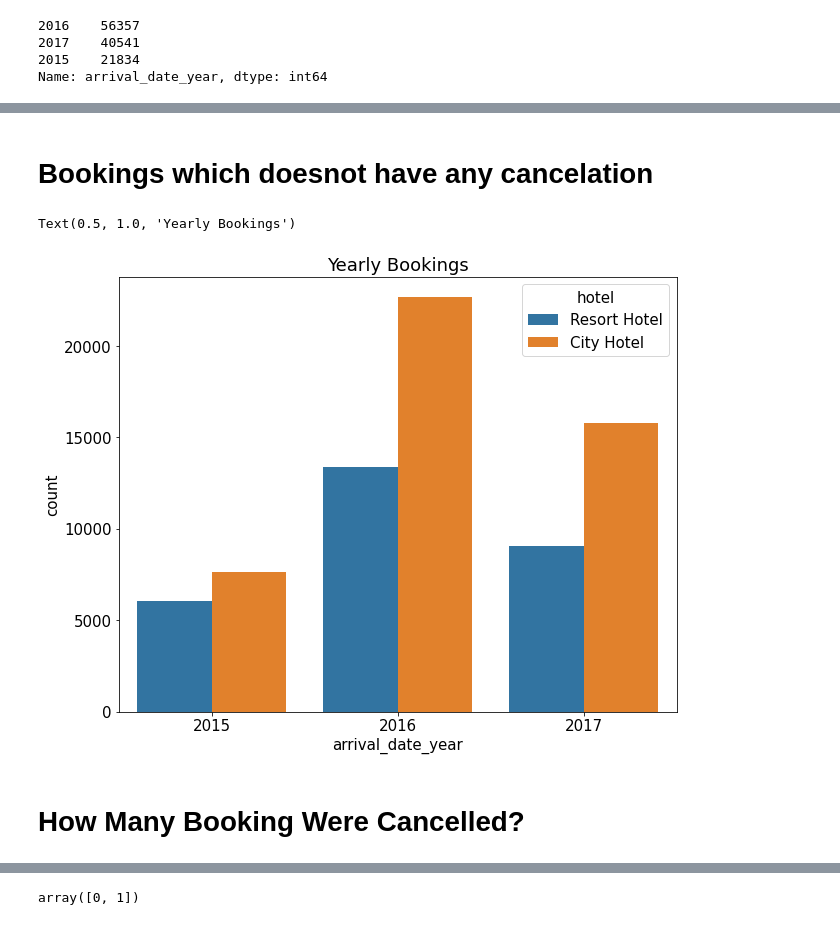
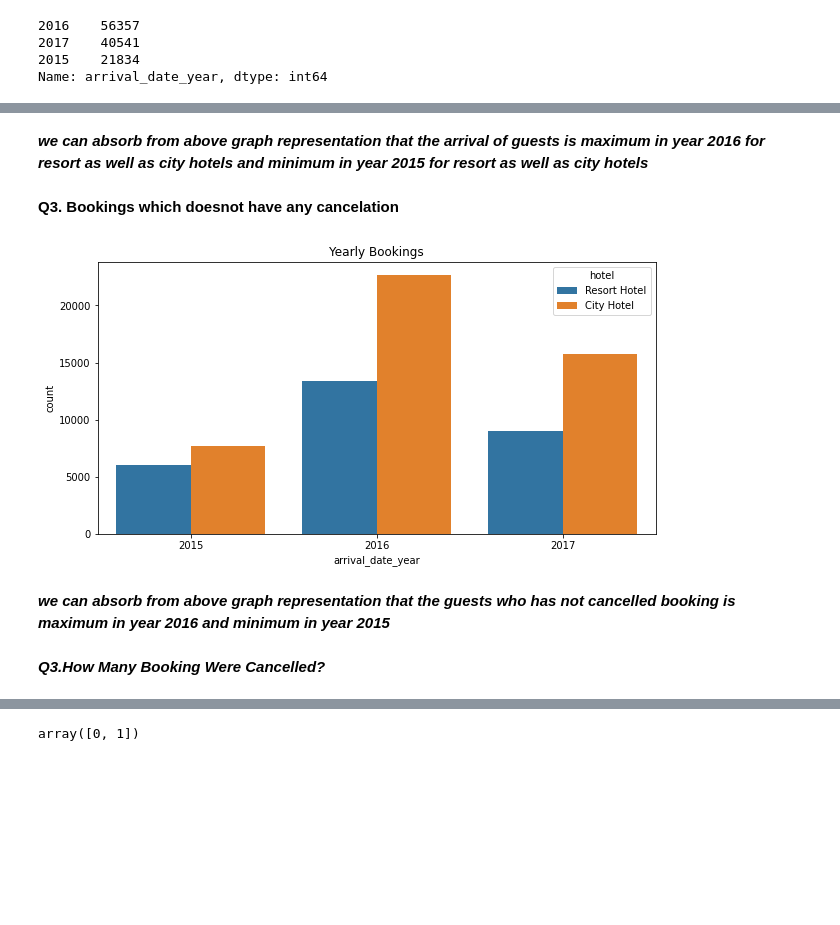
Before and after one commit to Souvik0651/hotel_booking_analysis, a Jupyter notebook: Hotel_Booking_Analysis_Souvik_Capstone_Project.ipynb, the cells around one changed output, grey strips where cells are left out. Cells and saved outputs as stored; diff of their text form; code cells hidden in the pictures; blank space fills up the shorter version.

```diff
--- a/Hotel_Booking_Analysis_Souvik_Capstone_Project.ipynb
+++ b/Hotel_Booking_Analysis_Souvik_Capstone_Project.ipynb
@@ -158,7 +163,9 @@ memory usage: 27.2+ MB
 # %%
-guests=hotel_booking_new[(hotel_booking_new['adults']+hotel_booking_new['Kids'])==0]
+'''finding the hotels in which no guest have arrived'''
+no_guests=hotel_booking_new[(hotel_booking_new['adults']+hotel_booking_new['Kids'])==0]
-# %%
-hotel_booking_new= hotel_booking_new.drop(guests.index)
+# %%
+# dropping row with zero quests
+hotel_booking_new= hotel_booking_new.drop(no_guests.index)
 # %%
 # new shape of the dataframe
 hotel_booking_new.shape
@@ -188,6 +232,6 @@ Name: arrival_date_year, dtype: int64
 # %%
 # ploting a bargraph for yearly bookings of city and resort hotels
-plt.rcParams['figure.figsize']=(10,8)
+plt.rcParams['figure.figsize']=(10,4)
 sns.countplot(x='arrival_date_year',data=hotel_booking_new,hue='hotel').set_title('Yearly bookings')
 # %% [output]
 Text(0.5, 1.0, 'Yearly bookings')
@@ -195,13 +239,17 @@ Text(0.5, 1.0, 'Yearly bookings')
+# %% [markdown]
+***we can absorb from above graph representation that the arrival of guests is maximum in year 2016 for resort as well as city hotels and minimum in year 2015 for resort as well as city hotels***
 # %% [markdown]
-# **Bookings which doesnot have any cancelation**
+**Q3. Bookings which doesnot have any cancelation**
 # %%
 # yearly bookings of hotels which were not cancelled
-canceled=hotel_booking_new[hotel_booking_new['is_canceled']==0]
-plt.rcParams['figure.figsize']=(10,8)
-sns.countplot(x='arrival_date_year',data=canceled,hue='hotel').set_title('Yearly Bookings')
+not_canceled=hotel_booking_new[hotel_booking_new['is_canceled']==0]
+plt.rcParams['figure.figsize']=(10,5)
+sns.countplot(x='arrival_date_year',data=not_canceled,hue='hotel').set_title('Yearly Bookings')
+plt.show()
 # %% [output]
-Text(0.5, 1.0, 'Yearly Bookings')
-[figure, old version]
+[figure, new version]
+# %% [markdown]
+***we can absorb from above graph representation that the guests who has not cancelled booking is maximum in year 2016 and minimum in year 2015***
 # %% [markdown]
-# **How Many Booking Were Cancelled?**
+***Q3.How Many Booking Were Cancelled?***
 # %%
```
Also changed, not shown: parts of 98 cells of this notebook.
